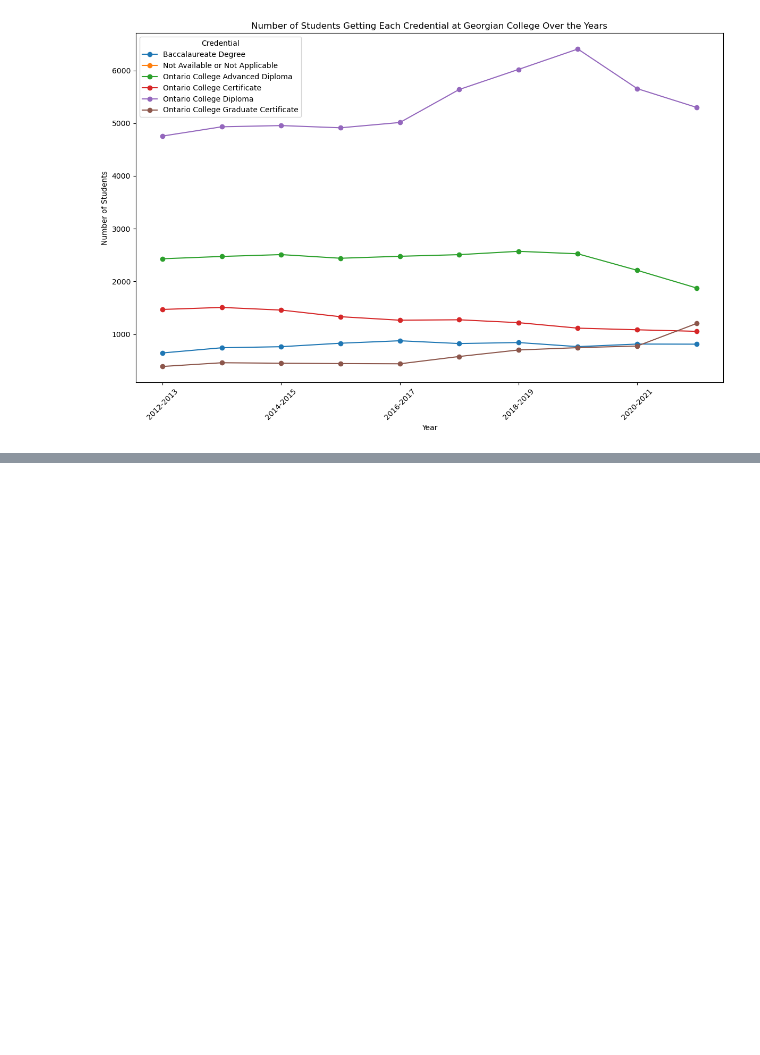
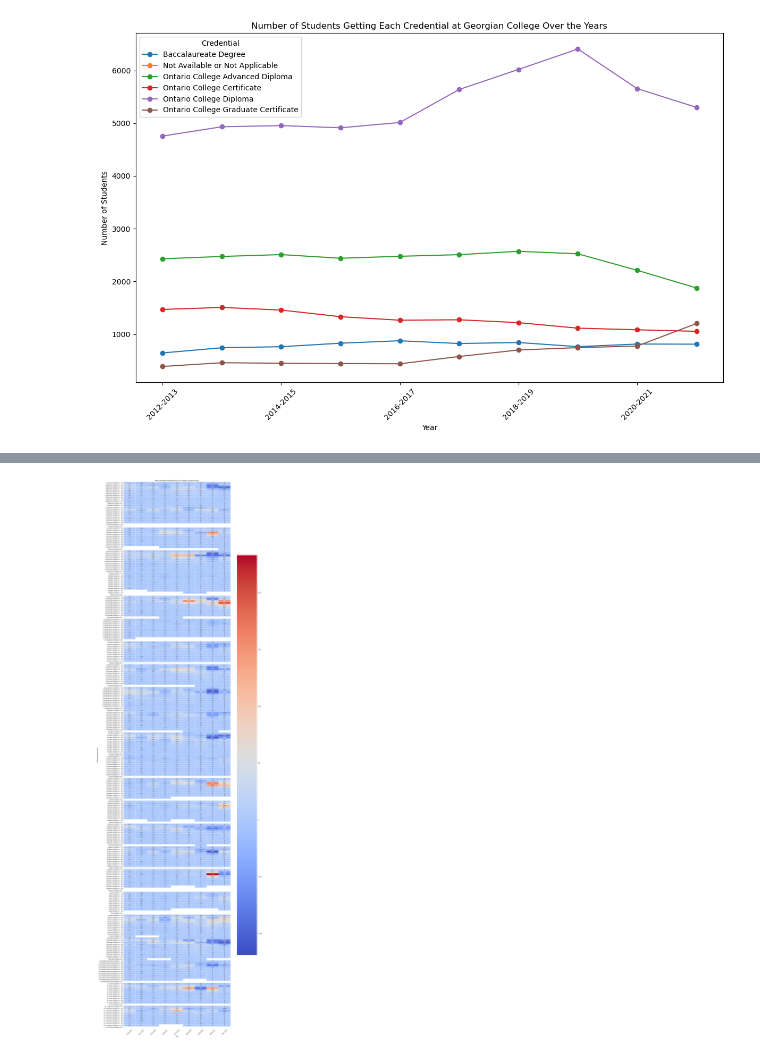
Before and after one commit to rutva1605/oaa_project, a Jupyter notebook: oaa_data_analysis.ipynb, the cells around one changed output, grey strips where cells are left out. Drawn from its saved outputs; the diff is of its cells as text; code cells hidden in the pictures; blank space fills up the shorter version.

Commit message:
Final Data Analysis Report

```diff
--- a/oaa_data_analysis.ipynb
+++ b/oaa_data_analysis.ipynb
@@ -222,0 +527,20 @@ plt.show()
+# %%
+import pandas as pd
+
+# Load Excel file
+xls = pd.ExcelFile('Database for OAA.xlsx')
+
+# Read the specific sheet into a DataFrame
+sheet_name = 'Country'  # Specify the sheet name you want to analyze
+df = pd.read_excel(xls, sheet_name)
+
+# Convert all columns except the first two to float
+for col in df.columns[2:]:
+    df[col] = pd.to_numeric(df[col], errors='coerce')
+
+# Insights
+print(f"Insights for sheet: {sheet_name}\n")
+
+# 1. Average headcount for each college across the years
+avg_headcount = df.groupby("Headcount Full-Time Fall").mean()
+print("Average Headcount:\n", avg_headcount)
@@ -222,0 +659,31 @@ plt.show()
+# %%
+import pandas as pd
+import seaborn as sns
+import matplotlib.pyplot as plt
+
+# Load Excel file
+xls = pd.ExcelFile('Database for OAA.xlsx')
+
+# Read the specific sheet into a DataFrame
+sheet_name = 'Age'  # Specify the sheet name you want to analyze
+df = pd.read_excel(xls, sheet_name)
+
+# Convert all columns except the first two to float
+for col in df.columns[2:]:
+    df[col] = pd.to_numeric(df[col], errors='coerce')
+
+# Calculate year-over-year growth/decline
+headcount_growth = df.set_index(["Headcount Full-Time Fall", "Age"]).diff(axis=1).iloc[:, 1:]
+
+# Plotting
+plt.figure(figsize=(18, 60))
+sns.heatmap(headcount_growth, cmap='coolwarm', annot=True, fmt=".0f", linewidths=.5)
+plt.title("Year-over-Year Growth/Decline by College and Age Group")
+plt.xlabel("Year")
+plt.ylabel("College and Age Group")
+plt.xticks(rotation=45)
+plt.yticks(rotation=0)
+plt.tight_layout()
+plt.show()
+# %% [output]
+[figure, added]
```
Also changed, not shown: parts of 17 cells of this notebook.
